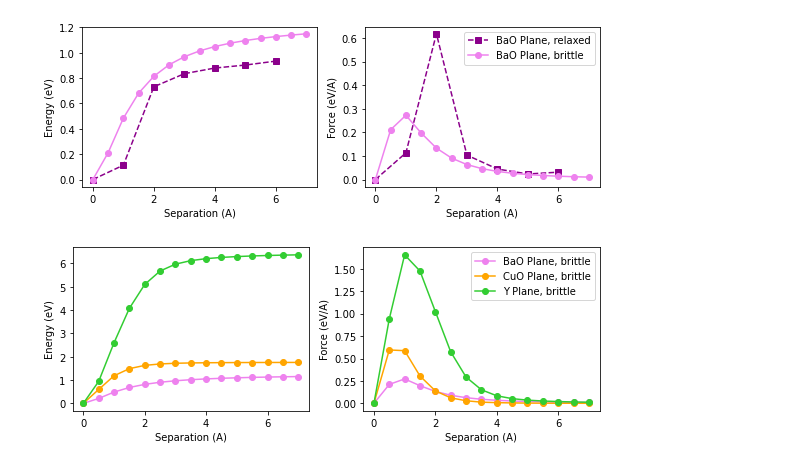
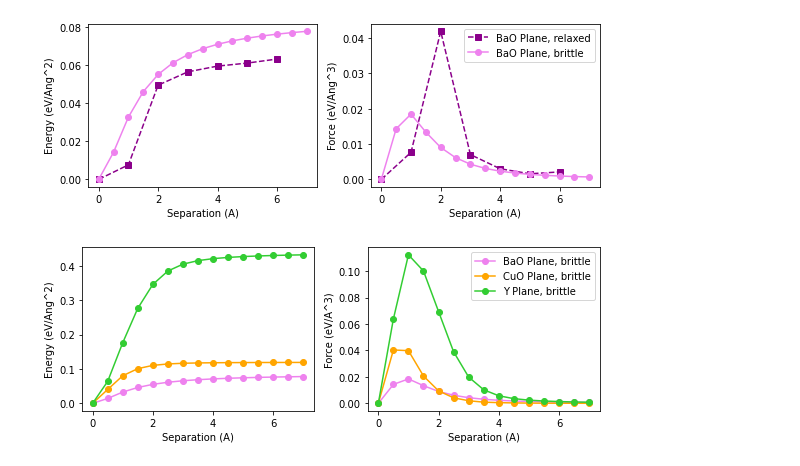
Before and after one commit to llittle/AP275, a Jupyter notebook: Results.ipynb, the cells around one changed output. Saved outputs shown, nothing was run; the diff lists cells and outputs as text; code cells hidden in the pictures.

```diff
--- a/Results.ipynb
+++ b/Results.ipynb
@@ -2,12 +2,14 @@
 import numpy as np
 import matplotlib.pyplot as plt
 # %%
+area = 14.749203703502888
+eng_0 = -1868.8506029235
 BaO_sep_relax = np.array([0,1,2,3,4,5,6])
 BaO_eng_relax_Ry = np.array([-1868.8506029235,-1868.8422916915,
                   -1868.7968241379,-1868.7892128134,
                   -1868.7859397456,-1868.7842131765,
                   -1868.7819223419])
-BaO_eng_relax = (BaO_eng_relax_Ry - -1868.8506029235)*13.6
+BaO_eng_relax = (BaO_eng_relax_Ry - eng_0)*13.6/area
 BaO_force_relax = np.insert(np.diff(BaO_eng_relax),0,0)
 
 sep_scf = np.array([0,0.5,1,1.5,2,2.5,3,3.5,4,4.5,5,5.5,6,6.5,7])
@@ -19,7 +21,7 @@ BaO_eng_scf_Ry = np.array([-1868.8506029235,-1868.83506338,
                         -1868.76998521, -1868.76873688,
                         -1868.76770168, -1868.76683202,
                         -1868.76608357])
-BaO_eng_scf = (BaO_eng_scf_Ry - -1868.8506029235)*13.6
+BaO_eng_scf = (BaO_eng_scf_Ry - eng_0)*13.6/area
 BaO_force_scf = np.insert(np.diff(BaO_eng_scf),0,0)
 
 CuO_eng_scf_Ry = np.array([-1868.8506029235, -1868.80681669,
@@ -30,7 +32,7 @@ CuO_eng_scf_Ry = np.array([-1868.8506029235, -1868.80681669,
                           -1868.72200139, -1868.72183115,
                           -1868.72171420, -1868.72162156,
                           -1868.72154483])
-CuO_eng_scf = (CuO_eng_scf_Ry - -1868.8506029235)*13.6
+CuO_eng_scf = (CuO_eng_scf_Ry - eng_0)*13.6/area
 CuO_force_scf = np.insert(np.diff(CuO_eng_scf),0,0)
 
 Y_eng_scf_Ry = np.array([-1868.8506029235,-1868.78138813,
@@ -41,37 +43,37 @@ Y_eng_scf_Ry = np.array([-1868.8506029235,-1868.78138813,
                         -1868.38796770, -1868.38602225,
                         -1868.38454026, -1868.38338326,
                         -1868.38245571])
-Y_eng_scf = (Y_eng_scf_Ry - -1868.8506029235)*13.6
+Y_eng_scf = (Y_eng_scf_Ry - eng_0)*13.6/area
 Y_force_scf = np.insert(np.diff(Y_eng_scf),0,0)
 # %%
 f, ax = plt.subplots(1,2,sharex=True, figsize = [8,3])
 ax[0].plot(BaO_sep_relax, BaO_eng_relax, 's--',label = 'BaO Plane, relaxed', color = 'darkmagenta')
 ax[0].plot(sep_scf, BaO_eng_scf, '-o',label = 'BaO Plane, brittle', color = 'violet')
 ax[0].set_xlabel('Separation (A)')
-ax[0].set_ylabel('Energy (eV)')
+ax[0].set_ylabel('Energy (eV/Ang^2)')
 ax[1].plot(BaO_sep_relax, BaO_force_relax, 's--',label = 'BaO Plane, relaxed', color = 'darkmagenta')
 ax[1].plot(sep_scf, BaO_force_scf, 'o-',label = 'BaO Plane, brittle', color = 'violet')
-ax[1].set_ylabel('Force (eV/A)')
+ax[1].set_ylabel('Force (eV/Ang^3)')
 ax[1].set_xlabel('Separation (A)')
 ax[1].legend()
 f.tight_layout()
-f.savefig('brittlevrelax.png')
+f.savefig('Undoped_brittleVrelax_BaO.png')
 
 f2,ax2 = plt.subplots(1,2,sharex=True, figsize = [8,3])
 ax2[0].plot(sep_scf, BaO_eng_scf, '-o',label = 'BaO Plane, brittle', color = 'violet')
 ax2[0].plot(sep_scf, CuO_eng_scf, '-o',label = 'CuO Plane, brittle', color = 'orange')
 ax2[0].plot(sep_scf, Y_eng_scf, '-o',label = 'Y Plane, brittle', color = 'limegreen')
-ax2[0].set_ylabel('Energy (eV)')
+ax2[0].set_ylabel('Energy (eV/Ang^2)')
 ax2[0].set_xlabel('Separation (A)')
 ax2[1].plot(sep_scf, BaO_force_scf, 'o-',label = 'BaO Plane, brittle', color = 'violet')
 ax2[1].plot(sep_scf, CuO_force_scf, 'o-',label = 'CuO Plane, brittle', color = 'orange')
 ax2[1].plot(sep_scf, Y_force_scf, 'o-',label = 'Y Plane, brittle', color = 'limegreen')
 ax2[1].set_xlabel('Separation (A)')
-ax2[1].set_ylabel('Force (eV/A)')
+ax2[1].set_ylabel('Force (eV/A^3)')
 ax2[1].legend()
 f2.tight_layout()
-f2.savefig('Undoped.png')
+f2.savefig('Undoped_abs.png')
 # %% [output]
-[figure, old version]
+[figure, new version]
-[figure, old version]
+[figure, new version]
 # %%
```
Also changed, not shown: parts of 2 cells of this notebook, 35 other files.
